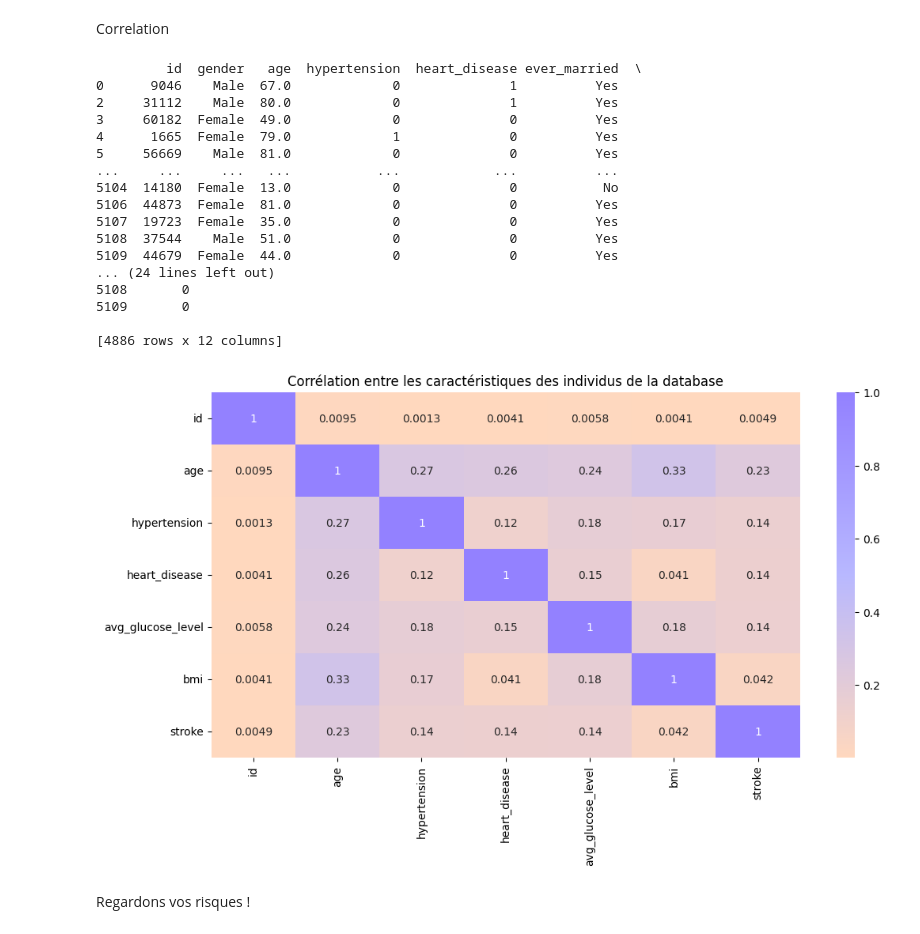
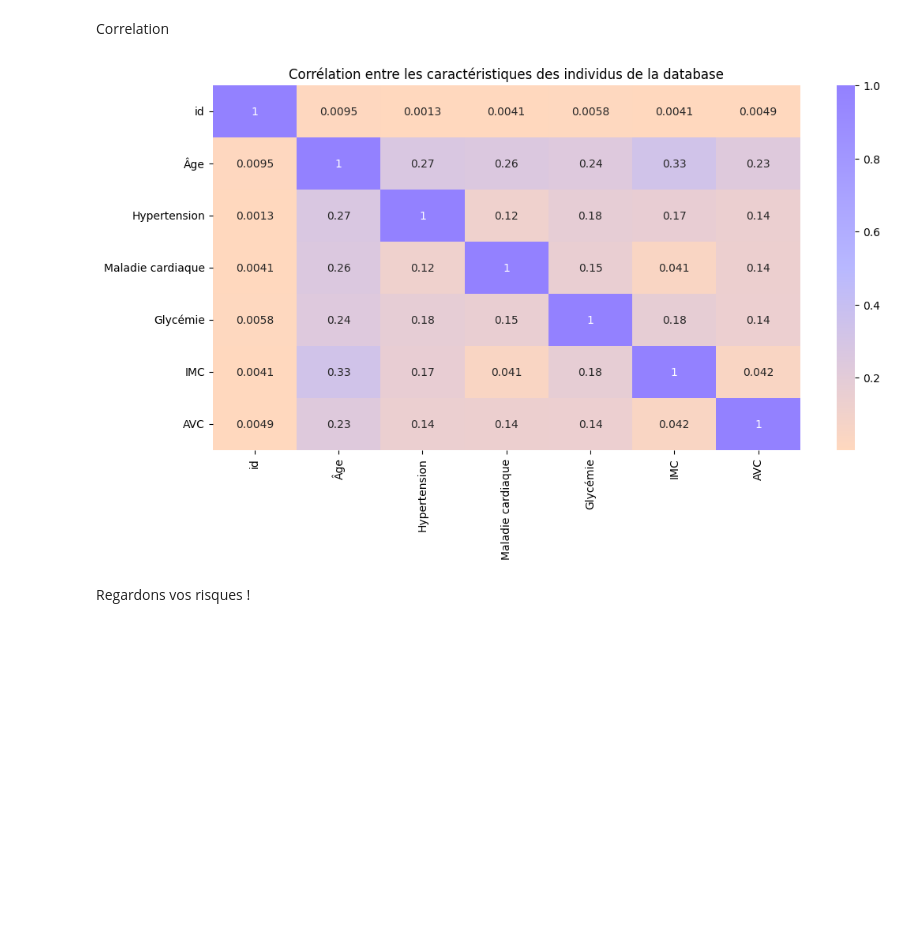
Before and after one commit to VpourVictor/DATA_Visualisation, a Jupyter notebook: Final.ipynb, the cells around one changed output. Cells and saved outputs as stored; diff of their text form; code cells hidden in the pictures; blank space fills up the shorter version.

```diff
--- a/Final.ipynb
+++ b/Final.ipynb
@@ -216,39 +216,21 @@ Correlation
 # %%
 df = init_traitement_DB()
 
 def get_custom_color_palette_hash():
     return LinearSegmentedColormap.from_list("", [
         '#FFD8BE',
         '#B8B8FF',
         '#9381FF'
     ])
 
-df.rename(columns={'age': 'Âge', 'hypertension': 'Hypertension', 'heart_disease': 'Maladie cardiaque', 'avg_glucose_level': "Glycémie", "bmi": "IMC", "stroke": "AVC"})
-#print(df)
+df = df.rename(columns={'age': 'Âge', 'hypertension': 'Hypertension', 'heart_disease': 'Maladie cardiaque', 'avg_glucose_level': "Glycémie", "bmi": "IMC", "stroke": "AVC"}, errors="raise")
 
 plt.figure(figsize=(12,6))
 sns.heatmap(df.corr(numeric_only=True), annot=True, cmap = get_custom_color_palette_hash() )
 plt.title('Corrélation entre les caractéristiques des individus de la database')
 plt.show()
 # %% [output]
-         id  gender   age  hypertension  heart_disease ever_married  \
-0      9046    Male  67.0             0              1          Yes
-2     31112    Male  80.0             0              1          Yes
-3     60182  Female  49.0             0              0          Yes
-4      1665  Female  79.0             1              0          Yes
-5     56669    Male  81.0             0              0          Yes
-...     ...     ...   ...           ...            ...          ...
-5104  14180  Female  13.0             0              0           No
-5106  44873  Female  81.0             0              0          Yes
-5107  19723  Female  35.0             0              0          Yes
-5108  37544    Male  51.0             0              0          Yes
-5109  44679  Female  44.0             0              0          Yes
-... (24 lines left out)
-5108       0
-5109       0
-
-[4886 rows x 12 columns]
-[figure, old version]
+[figure, new version]
 # %% [markdown]
 Regardons vos risques !
 # %%
```
